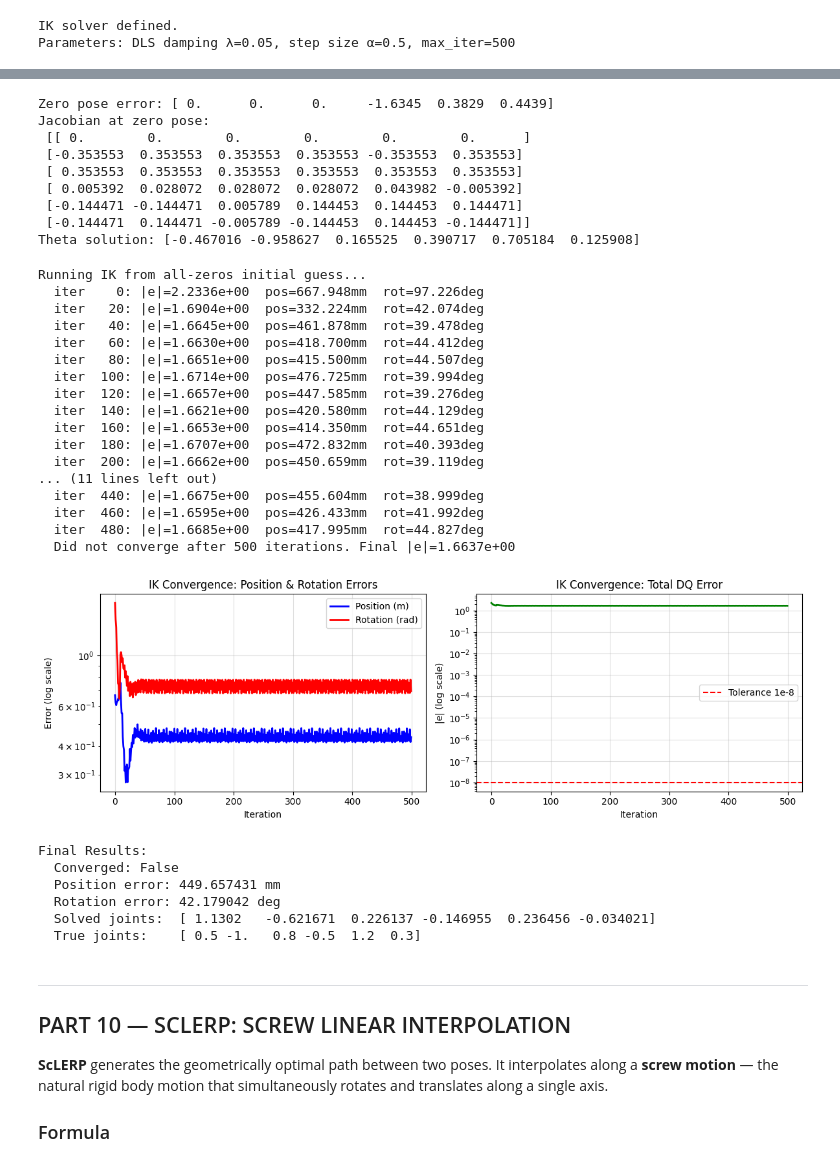
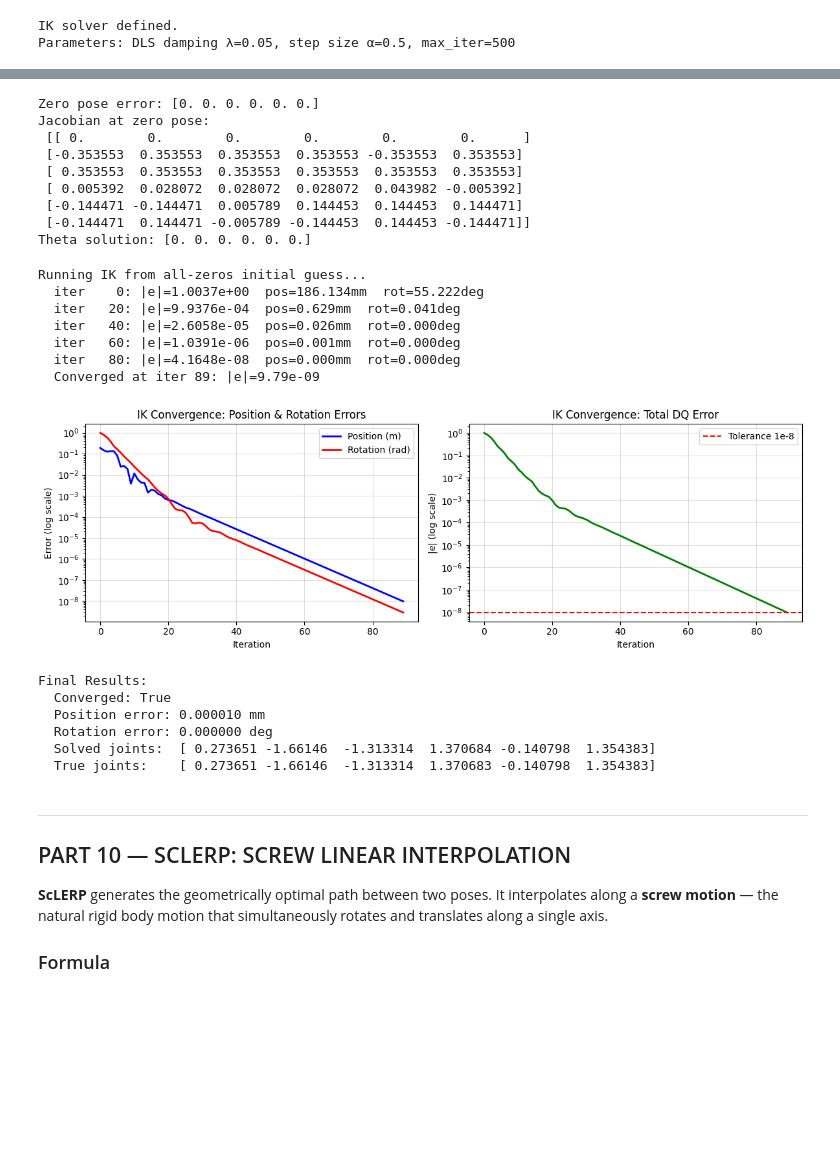
Before and after one commit to Ash786Sharma/Robot_Studio, a Jupyter notebook: notebook/UR5_DualQuaternion_kinematics.ipynb, the cells around one changed output, grey strips where cells are left out. Cells and saved outputs as stored; diff of their text form; code cells hidden in the pictures; blank space fills up the shorter version.

Commit message:
improved ik errors

```diff
--- a/notebook/UR5_DualQuaternion_kinematics.ipynb
+++ b/notebook/UR5_DualQuaternion_kinematics.ipynb
@@ -232,7 +232,7 @@ W = np.array([
     [0.,  1.,  0.],   # Joint 2: rotates about world Y (alpha1=-pi/2 rotated Z->Y)
     [0.,  1.,  0.],   # Joint 3: still world Y (alpha2=0, unchanged)
     [0.,  1.,  0.],   # Joint 4: still world Y (alpha3=0, unchanged)
-    [0.,  0., 1.],   # Joint 5: world -Z (alpha4=+pi/2 rotated Y->-Z ... see note) [0.,  0., -1.],
+    [0.,  0., -1.],   # Joint 5: world -Z (alpha4=+pi/2 rotated Y->-Z ... see note) [0.,  0., -1.],
     [0.,  1.,  0.],   # Joint 6: world Y  (alpha5=-pi/2 flipped back)
 ])
 
@@ -443,9 +443,6 @@ def dq_conjugate(Q):
     # Quaternion conjugate of dual part
     qd[1:] *= -1
 
-    # Minus sign for dual component
-    qd *= -1
-
     return np.concatenate([qr, qd])
 
 
@@ -464,7 +461,10 @@ def dq_normalize(Q):
     norm_r = np.linalg.norm(qr)
     if norm_r < 1e-12:
         return dq_identity()
-    Q_norm = np.concatenate([qr / norm_r, qd / norm_r])
+    qr_u = qr / norm_r
+    dot_product = np.dot(qr,qd)
+    qd_u = (qd / norm_r)-(qr_u *(dot_product/(norm_r**2)))
+    Q_norm = np.concatenate([qr_u, qd_u])
     # Canonical form: ensure qrw >= 0 (handle double cover)
     if Q_norm[0] < 0:
         Q_norm = -Q_norm
@@ -556,6 +556,14 @@ def matrix_to_dq(T):
 # ============================================================
 # VERIFICATION: round-trip M -> DQ -> M
 # ============================================================
+# 1. Conjugate identity: Q ⊗ Q^{-1} = identity
+Q_test = dq_normalize(np.array([0.6, 0.3, 0.5, 0.4, 0.1, -0.2, 0.15, 0.05]))
+prod   = dq_multiply(Q_test, dq_conjugate(Q_test))
+err_id = np.max(np.abs(prod - dq_identity()))
+print()
+print(f'Q ⊗ Q^{{-1}} == identity: max error = {err_id:.2e}',
+      '✓' if err_id < 1e-14 else '✗ BROKEN')
+
 M_dq = matrix_to_dq(M)
 M_recovered = dq_to_matrix(M_dq)
 
@@ -1208,13 +1217,13 @@ def inverse_kinematics(S_axes, M_dq, Q_target, theta_init,
         # --- Step 4: Damped Least Squares ---
         # dtheta = J^T * (J*J^T + lam^2 * I)^{-1} * e
         JJT = J @ J.T                             # (6,6)
-        lam_adaptive = lam * (1.0 + 0.5 * err_norm)  # scale damping with error
+        lam_adaptive = lam * (1.0 + 0.1 * err_norm)  # scale damping with error
         A   = JJT + lam_adaptive**2 * np.eye(6)
         dtheta = J.T @ np.linalg.solve(A, e)     # (6,)
 
         # --- Step 5: Adaptive step size ---
         # Prevent steps larger than max_step radians per joint
-        max_step = 1.0   # radians per iteration
+        max_step = 0.5   # radians per iteration
         dtheta_norm = np.linalg.norm(dtheta)
         if dtheta_norm > max_step:
             dtheta = dtheta * (max_step / dtheta_norm)
@@ -1321,7 +1333,7 @@ Q_test = fk_dq(S, theta_test, M_dq)
 theta_sol, _, _ = inverse_kinematics(S, M_dq, Q_test, theta_test)
 print("Theta solution:", theta_sol)
 # %% [output]
-Zero pose error: [ 0.      0.      0.     -1.6345  0.3829  0.4439]
+Zero pose error: [0. 0. 0. 0. 0. 0.]
 Jacobian at zero pose:
  [[ 0.        0.        0.        0.        0.        0.      ]
  [-0.353553  0.353553  0.353553  0.353553 -0.353553  0.353553]
@@ -1329,20 +1341,23 @@ Jacobian at zero pose:
  [ 0.005392  0.028072  0.028072  0.028072  0.043982 -0.005392]
  [-0.144471 -0.144471  0.005789  0.144453  0.144453  0.144471]
  [-0.144471  0.144471 -0.005789 -0.144453  0.144453 -0.144471]]
-Theta solution: [-0.467016 -0.958627  0.165525  0.390717  0.705184  0.125908]
+Theta solution: [0. 0. 0. 0. 0. 0.]
 # %%
 # ============================================================
 # PLOT IK CONVERGENCE HISTORY
 # ============================================================
 
 # Run one IK with verbose=True and plot convergence
-theta_true = np.array([0.5, -1.0, 0.8, -0.5, 1.2, 0.3])
+theta_true = np.random.uniform(-np.pi*0.7, np.pi*0.7, 6)
+#theta_true = np.array([0.5, -1.0, 0.8, -0.5, 1.2, 0.3])
 Q_target   = fk_dq(S, theta_true, M_dq)
-theta_init = np.zeros(6)
+#theta_init = np.zeros(6)
+theta_init = theta_true + np.random.uniform(-0.5, 0.5, 6)
+theta_initf = np.clip(theta_init, UR5_Q_MIN_SAFE, UR5_Q_MAX_SAFE)
 
 print('Running IK from all-zeros initial guess...')
 theta_sol, converged, history = inverse_kinematics(
-    S, M_dq, Q_target, theta_init,
+    S, M_dq, Q_target, theta_initf,
     tol=1e-8, max_iter=500, lam=0.05, alpha=0.5, verbose=True
 )
 
@@ -1351,56 +1366,46 @@ fig, axes = plt.subplots(1, 2, figsize=(12, 4))
 axes[0].semilogy(history['iter'], history['pos_err'], 'b-', linewidth=2, label='Position (m)')
 axes[0].semilogy(history['iter'], history['rot_err'], 'r-', linewidth=2, label='Rotation (rad)')
 axes[0].set_xlabel('Iteration')
 axes[0].set_ylabel('Error (log scale)')
 axes[0].set_title('IK Convergence: Position & Rotation Errors')
 axes[0].legend()
 axes[0].grid(True, alpha=0.4)
 
 axes[1].semilogy(history['iter'], history['total_err'], 'g-', linewidth=2)
 axes[1].axhline(y=1e-8, color='r', linestyle='--', label='Tolerance 1e-8')
 axes[1].set_xlabel('Iteration')
 axes[1].set_ylabel('|e| (log scale)')
 axes[1].set_title('IK Convergence: Total DQ Error')
 axes[1].legend()
 axes[1].grid(True, alpha=0.4)
 
 plt.tight_layout()
 plt.show()
 
 # Final verification
 Q_final = fk_dq(S, theta_sol, M_dq)
 pos_err, rot_err = pose_error_metrics(Q_final, Q_target)
 print(f'\nFinal Results:')
 print(f'  Converged: {converged}')
 print(f'  Position error: {pos_err*1000:.6f} mm')
 print(f'  Rotation error: {np.degrees(rot_err):.6f} deg')
 print(f'  Solved joints:  {theta_sol}')
 print(f'  True joints:    {theta_true}')
 # %% [output]
 Running IK from all-zeros initial guess...
-  iter    0: |e|=2.2336e+00  pos=667.948mm  rot=97.226deg
-  iter   20: |e|=1.6904e+00  pos=332.224mm  rot=42.074deg
-  iter   40: |e|=1.6645e+00  pos=461.878mm  rot=39.478deg
-  iter   60: |e|=1.6630e+00  pos=418.700mm  rot=44.412deg
-  iter   80: |e|=1.6651e+00  pos=415.500mm  rot=44.507deg
-  iter  100: |e|=1.6714e+00  pos=476.725mm  rot=39.994deg
-  iter  120: |e|=1.6657e+00  pos=447.585mm  rot=39.276deg
-  iter  140: |e|=1.6621e+00  pos=420.580mm  rot=44.129deg
-  iter  160: |e|=1.6653e+00  pos=414.350mm  rot=44.651deg
-  iter  180: |e|=1.6707e+00  pos=472.832mm  rot=40.393deg
-  iter  200: |e|=1.6662e+00  pos=450.659mm  rot=39.119deg
-... (11 lines left out)
-  iter  440: |e|=1.6675e+00  pos=455.604mm  rot=38.999deg
-  iter  460: |e|=1.6595e+00  pos=426.433mm  rot=41.992deg
-  iter  480: |e|=1.6685e+00  pos=417.995mm  rot=44.827deg
-  Did not converge after 500 iterations. Final |e|=1.6637e+00
+  iter    0: |e|=1.0037e+00  pos=186.134mm  rot=55.222deg
+  iter   20: |e|=9.9376e-04  pos=0.629mm  rot=0.041deg
+  iter   40: |e|=2.6058e-05  pos=0.026mm  rot=0.000deg
+  iter   60: |e|=1.0391e-06  pos=0.001mm  rot=0.000deg
+  iter   80: |e|=4.1648e-08  pos=0.000mm  rot=0.000deg
+  Converged at iter 89: |e|=9.79e-09
-[figure, old version]
+[figure, new version]
 Final Results:
-  Converged: False
-  Position error: 449.657431 mm
-  Rotation error: 42.179042 deg
-  Solved joints:  [ 1.1302   -0.621671  0.226137 -0.146955  0.236456 -0.034021]
-  True joints:    [ 0.5 -1.   0.8 -0.5  1.2  0.3]
+  Converged: True
+  Position error: 0.000010 mm
+  Rotation error: 0.000000 deg
+  Solved joints:  [ 0.273651 -1.66146  -1.313314  1.370684 -0.140798  1.354383]
+  True joints:    [ 0.273651 -1.66146  -1.313314  1.370683 -0.140798  1.354383]
 # %% [markdown]
 ---
 ## PART 10 — SCLERP: SCREW LINEAR INTERPOLATION
```
Also changed, not shown: parts of 17 cells of this notebook.
